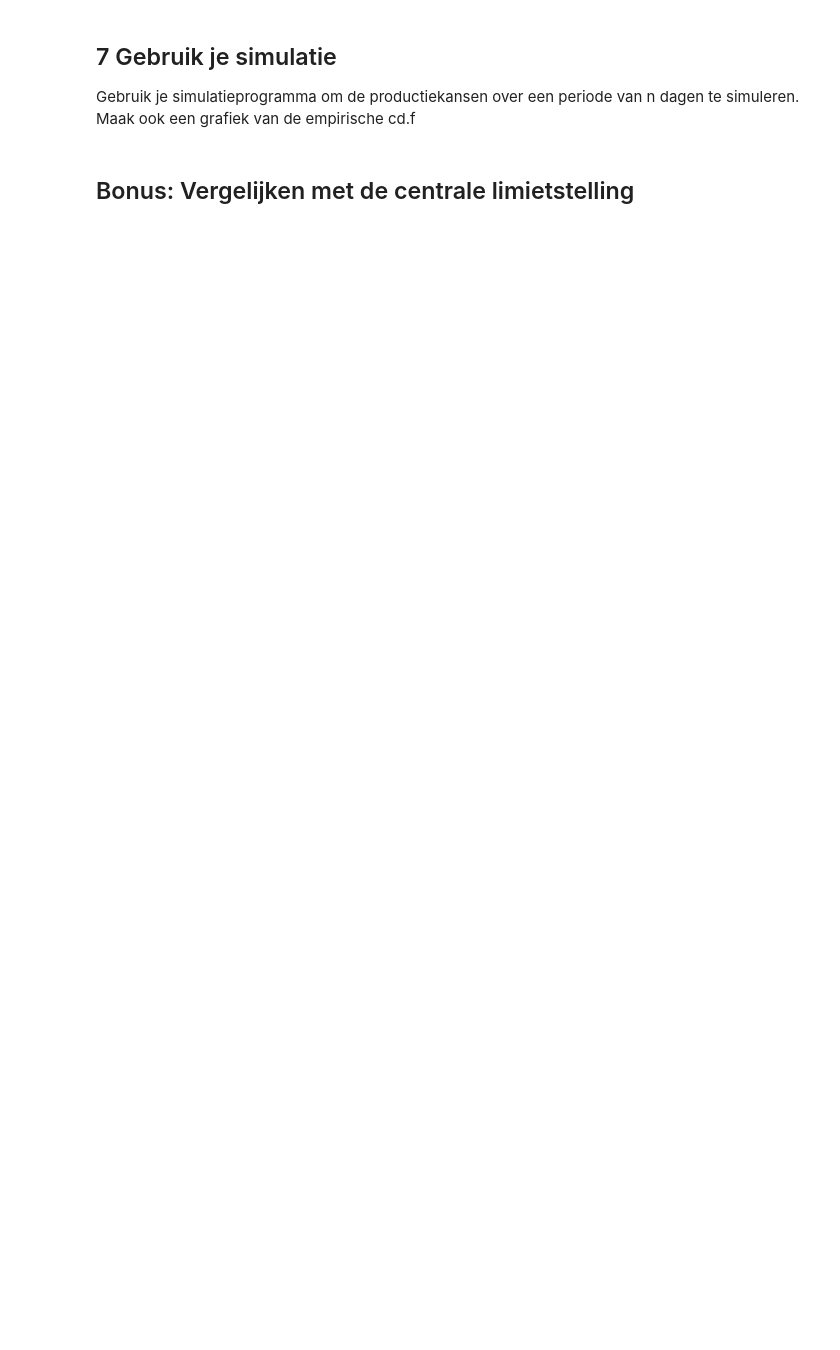
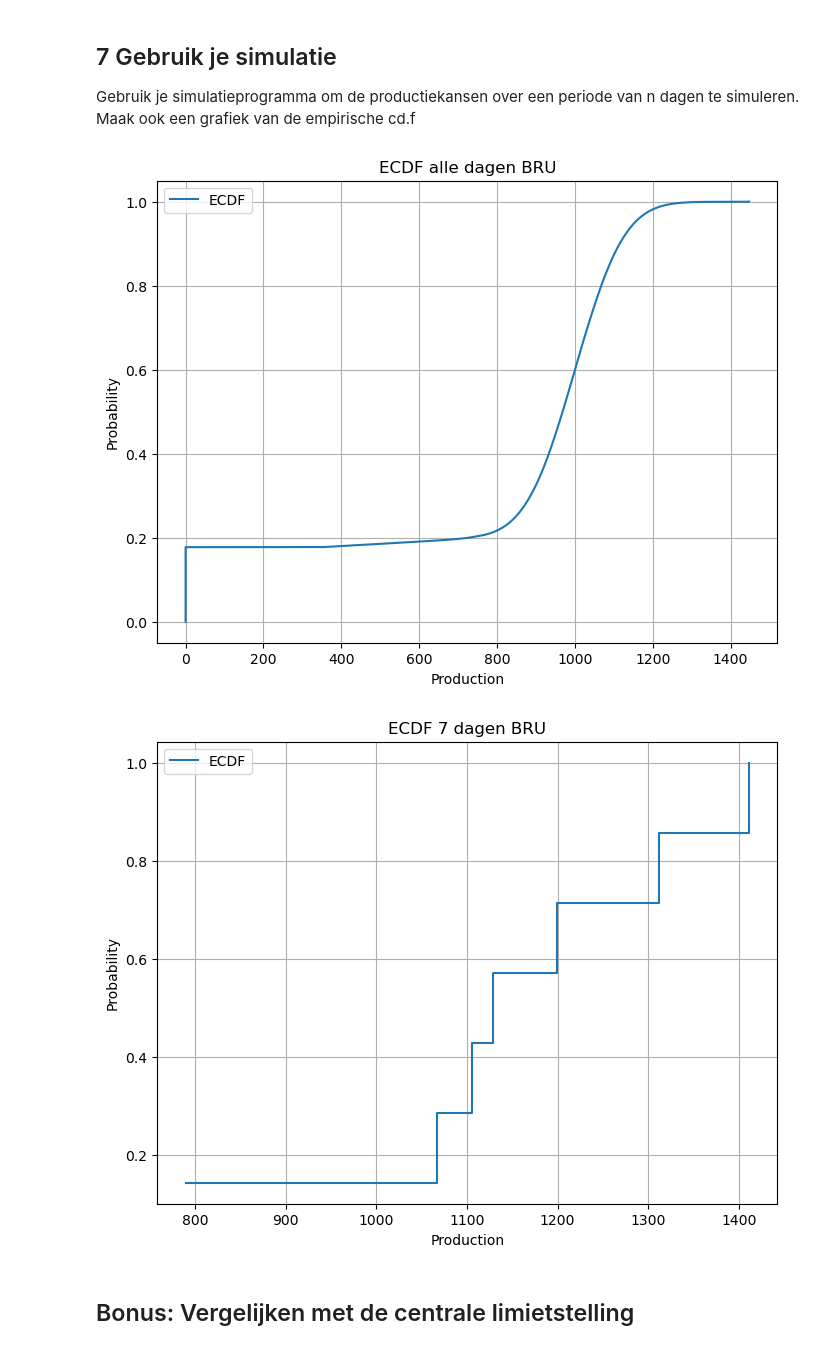
Before and after one commit to craftyraf/project-productie-proces, a Jupyter notebook: notebooks/Deel 1 - productieproces.ipynb, the cells around one changed output. Drawn from its saved outputs; the diff is of its cells as text; code cells hidden in the pictures; blank space fills up the shorter version.

Commit message:
Deel 1 - opdracht 7 - eerste poging ECDF voor BRU: correctheid is nog onzeker + nog werk aan formattering in functies

```diff
--- a/notebooks/Deel 1 - productieproces.ipynb
+++ b/notebooks/Deel 1 - productieproces.ipynb
@@ -430,6 +424,70 @@ Dag 10: 186.1380542702611
 ## 7 Gebruik je simulatie
 Gebruik je simulatieprogramma om de productiekansen over een periode van n dagen te simuleren. Maak
 ook een grafiek van de empirische cd.f
+# %%
+#---------------gekopieerde code uit opdracht 5 bovenaan----------------------
+# Simuleer 1 dag
+# Example values for the input parameters
+location = 'BRU'
+threshold_1 = 10**(-8)
+threshold_2 = 750
+lower_bound = 350
+upper_bound = 750
+mean = 1000
+stdev = 100
+
+share_1, share_2, share_3, segment_1, segment_2, segment_3 = create_segments(location, threshold_1, threshold_2, combined_df_cleaned)
+
+# Input
+num_values = 10**6
+n_days = 1
+
+# Simuleer
+simulated_data = simulate(share_1, share_2, lower_bound, upper_bound, mean, stdev, num_values, n_days)
+#---------------------einde gekopieerde code uit opdracht 5 bovenaan---------------
+
+
+# ECDF: alle gesimuleerde dagen
+n_days = 'alle'
+def generate_ecdf(data):
+    # Sorteer dataset
+    sorted_data = np.sort(data)
+
+    # Bereken y-as
+    n = len(data)
+    y_values = np.arange(1, n + 1) / n
+
+    # Plot ECDF
+    plt.figure(figsize=(8, 6))
+    plt.step(sorted_data, y_values, where='post', label='ECDF')
+    plt.xlabel('Production')
+    plt.ylabel('Probability')
+    plt.title(f'ECDF {n_days} dagen {location}')
+    plt.legend()
+    plt.grid(True)
+    plt.show()
+
+generate_ecdf(simulated_data)
+
+# ECDF: gebruiker kiest aantal dagen
+n_days = 7
+
+def generate_ecdf_multiple_days(mean, std_dev, n_days):
+    # Genereer productiedata via normale verdeling
+    production_data = np.random.normal(loc=mean, scale=std_dev, size=n_days)
+
+    # Maak ECDF plot van productie-data
+    generate_ecdf(production_data)
+
+# Parameters voor normale verdeling
+mean = sum(simulated_data)/len(simulated_data)
+stdev = np.std(np.array(simulated_data))
+
+# Maak ECDF plot
+generate_ecdf_multiple_days(mean, stdev, n_days)
+# %% [output]
+[figure, added]
+[figure, added]
 # %% [markdown]
 ## Bonus: Vergelijken met de centrale limietstelling
 # %%
```
Also changed, not shown: parts of 3 cells of this notebook.
